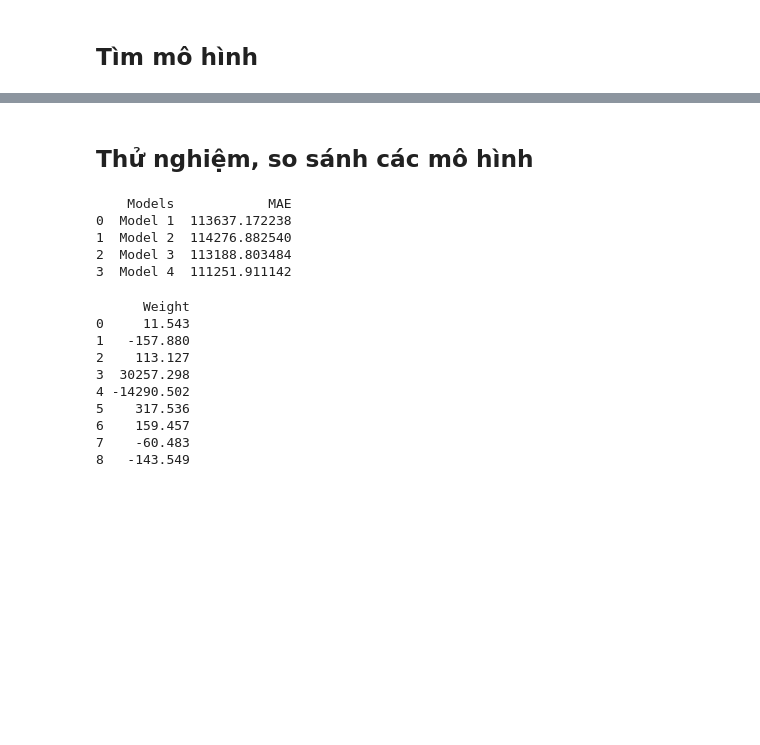
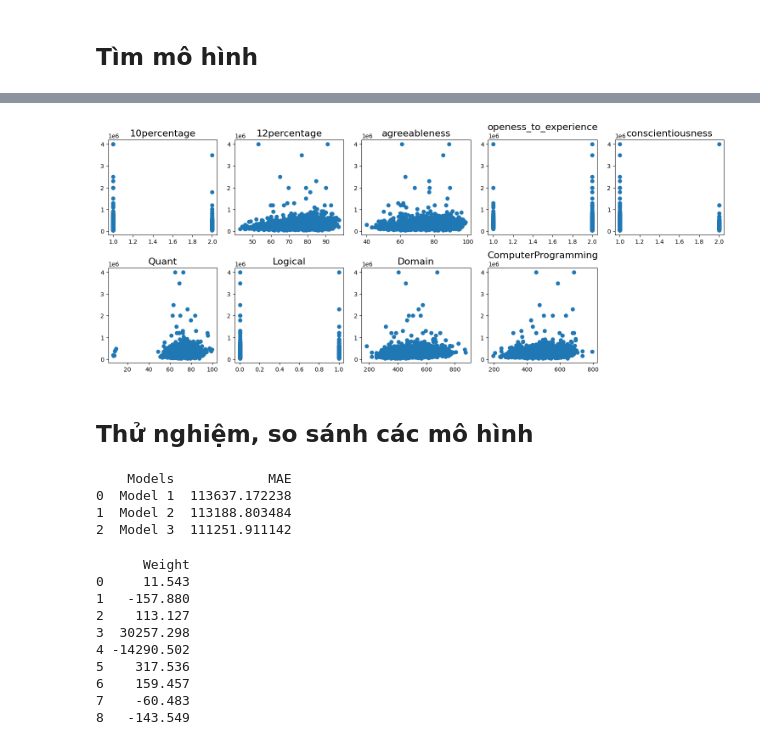
Before and after one commit to katori1307/Project_3-LinearRegression, a Jupyter notebook: MSSV.ipynb, the cells around one changed output, grey strips where cells are left out. Drawn from its saved outputs; the diff is of its cells as text; code cells hidden in the pictures; blank space fills up the shorter version.

Commit message:
Add some code for finding models

```diff
--- a/MSSV.ipynb
+++ b/MSSV.ipynb
@@ -241,3 +286,18 @@ sns.heatmap(train.corr(), annot=True, fmt=".2f", cmap="YlGnBu") # or cmap="coolw
+# %%
+num_rows = int(np.ceil(X_train_np.shape[1] / 5))
+plt.figure(figsize=(15, num_rows * 3))
+selected_features = ["10percentage", "12percentage", "agreeableness", "openess_to_experience",
+                     "conscientiousness", "Quant", "Logical", "Domain", "ComputerProgramming"]
+
+for i, feature in enumerate(selected_features):
+    plt.subplot(num_rows, 5, i + 1)
+    plt.scatter(X_train_np[:, i].reshape(-1, 1), y_train_np, marker='o')
+    plt.title(feature, fontsize=16)
+
+plt.tight_layout()
+plt.show()
+# %% [output]
+[figure, added]
 # %% [markdown]
 ## Thử nghiệm, so sánh các mô hình
 # %%
@@ -246,7 +306,7 @@ sns.heatmap(train.corr(), annot=True, fmt=".2f", cmap="YlGnBu") # or cmap="coolw
 # In ra các kết quả cross-validation như yêu cầu
 
 k = 5
-num_of_models = 4
+num_of_models = 3
 mae_res = []
 X_train_copy = copy.deepcopy(X_train)
 y_train_copy = copy.deepcopy(y_train)
@@ -273,19 +333,19 @@ for i in range(k):
     mae_list[0] += mae(y_train_fold, y_pred_test_model_1)
 
     # MÔ HÌNH THỨ HAI-----------------------------------------------------------------------------
-    selected_features = ["ElectronicsAndSemicon", "10percentage", "agreeableness", "Logical"]
+    selected_features = ["10percentage", "agreeableness", "Logical", "Domain"]
     X_train_model_2 = copy.deepcopy(X_remain)
-    X_train_model_2["ElectronicsAndSemicon"] = X_train_model_2["ElectronicsAndSemicon"] + X_train_model_2["TelecomEngg"]
     X_train_model_2["10percentage"] = np.square(X_train_model_2["10percentage"]) + np.square(X_train_model_2["12percentage"])
-    X_train_model_2["agreeableness"] = np.square(X_train_model_2["agreeableness"]) + np.square(X_train_model_2["openess_to_experience"])
+    X_train_model_2["agreeableness"] = np.square(X_train_model_2["agreeableness"]) + np.square(X_train_model_2["openess_to_experience"]) + np.square(X_train_model_2["conscientiousness"])
     X_train_model_2["Logical"] = np.square(X_train_model_2["Logical"]) + np.square(X_train_model_2["Quant"])
+    X_train_model_2["Domain"] = np.square(X_train_model_2["Domain"]) + np.square(X_train_model_2["ComputerProgramming"])
     X_train_model_2 = X_train_model_2[selected_features].to_numpy()
 
     X_test_model_2 = copy.deepcopy(X_train_fold)
-    X_test_model_2["ElectronicsAndSemicon"] = X_test_model_2["ElectronicsAndSemicon"] + X_test_model_2["TelecomEngg"]
     X_test_model_2["10percentage"] = np.square(X_test_model_2["10percentage"]) + np.square(X_test_model_2["12percentage"])
-    X_test_model_2["agreeableness"] = np.square(X_test_model_2["agreeableness"]) + np.square(X_test_model_2["openess_to_experience"])
+    X_test_model_2["agreeableness"] = np.square(X_test_model_2["agreeableness"]) + np.square(X_test_model_2["openess_to_experience"]) + np.square(X_test_model_2["conscientiousness"])
     X_test_model_2["Logical"] = np.square(X_test_model_2["Logical"]) + np.square(X_test_model_2["Quant"])
+    X_test_model_2["Domain"] = np.square(X_test_model_2["Domain"]) + np.square(X_test_model_2["ComputerProgramming"])
     X_test_model_2 = X_test_model_2[selected_features]
 
     lr2 = OLSLinearRegression().fit(X_train_model_2, y_remain)
@@ -293,42 +353,22 @@ for i in range(k):
     mae_list[1] += mae(y_train_fold , y_pred_test_model_2)
 
     # MÔ HÌNH THỨ BA-----------------------------------------------------------------------------
-    selected_features = ["10percentage", "agreeableness", "Logical", "Domain"]
+    selected_features = ["10percentage", "ComputerScience",
+                         "ComputerProgramming",  "Domain",
+                         "CollegeTier", "Quant", "CivilEngg",
+                         "ElectronicsAndSemicon", "ElectricalEngg"]
     X_train_model_3 = copy.deepcopy(X_remain)
     X_train_model_3["10percentage"] = np.square(X_train_model_3["10percentage"]) + np.square(X_train_model_3["12percentage"])
-    X_train_model_3["agreeableness"] = np.square(X_train_model_3["agreeableness"]) + np.square(X_train_model_3["openess_to_experience"]) + np.square(X_train_model_3["conscientiousness"])
-    X_train_model_3["Logical"] = np.square(X_train_model_3["Logical"]) + np.square(X_train_model_3["Quant"])
-    X_train_model_3["Domain"] = np.square(X_train_model_3["Domain"]) + np.square(X_train_model_3["ComputerProgramming"])
     X_train_model_3 = X_train_model_3[selected_features].to_numpy()
 
     X_test_model_3 = copy.deepcopy(X_train_fold)
     X_test_model_3["10percentage"] = np.square(X_test_model_3["10percentage"]) + np.square(X_test_model_3["12percentage"])
-    X_test_model_3["agreeableness"] = np.square(X_test_model_3["agreeableness"]) + np.square(X_test_model_3["openess_to_experience"]) + np.square(X_test_model_3["conscientiousness"])
-    X_test_model_3["Logical"] = np.square(X_test_model_3["Logical"]) + np.square(X_test_model_3["Quant"])
-    X_test_model_3["Domain"] = np.square(X_test_model_3["Domain"]) + np.square(X_test_model_3["ComputerProgramming"])
     X_test_model_3 = X_test_model_3[selected_features]
+
 
     lr3 = OLSLinearRegression().fit(X_train_model_3, y_remain)
     y_pred_test_model_3 = lr3.predict(X_test_model_3)
     mae_list[2] += mae(y_train_fold , y_pred_test_model_3)
-
-    # MÔ HÌNH THỨ TƯ-----------------------------------------------------------------------------
-    selected_features = ["10percentage", "ComputerScience",
-                         "ComputerProgramming",  "Domain",
-                         "CollegeTier", "Quant", "CivilEngg",
-                         "ElectronicsAndSemicon", "ElectricalEngg"]
-    X_train_model_4 = copy.deepcopy(X_remain)
-    X_train_model_4["10percentage"] = np.square(X_train_model_4["10percentage"]) + np.square(X_train_model_4["12percentage"])
-    X_train_model_4 = X_train_model_4[selected_features].to_numpy()
-
-    X_test_model_4 = copy.deepcopy(X_train_fold)
-    X_test_model_4["10percentage"] = np.square(X_test_model_4["10percentage"]) + np.square(X_test_model_4["12percentage"])
-    X_test_model_4 = X_test_model_4[selected_features]
-
-
-    lr4 = OLSLinearRegression().fit(X_train_model_4, y_remain)
-    y_pred_test_model_4 = lr4.predict(X_test_model_4)
-    mae_list[3] += mae(y_train_fold , y_pred_test_model_4)
 
 for i in range(num_of_models):
     model_name = "Model " + str(i + 1)
@@ -339,9 +379,8 @@ print(mae_res)
 # %% [output]
     Models            MAE
 0  Model 1  113637.172238
-1  Model 2  114276.882540
-2  Model 3  113188.803484
-3  Model 4  111251.911142
+1  Model 2  113188.803484
+2  Model 3  111251.911142
 # %%
 # Huấn luyện lại mô hình my_best_model trên toàn bộ tập huấn luyện
 X_train_1d = copy.deepcopy(X_train)
```
Also changed, not shown: parts of 6 cells of this notebook.
